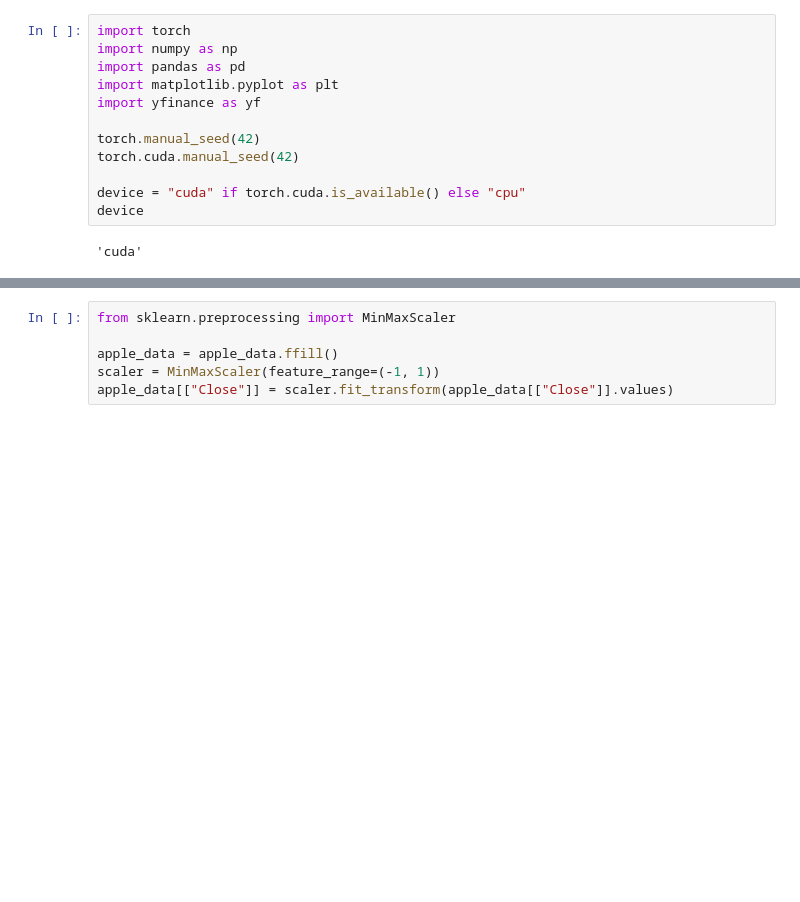
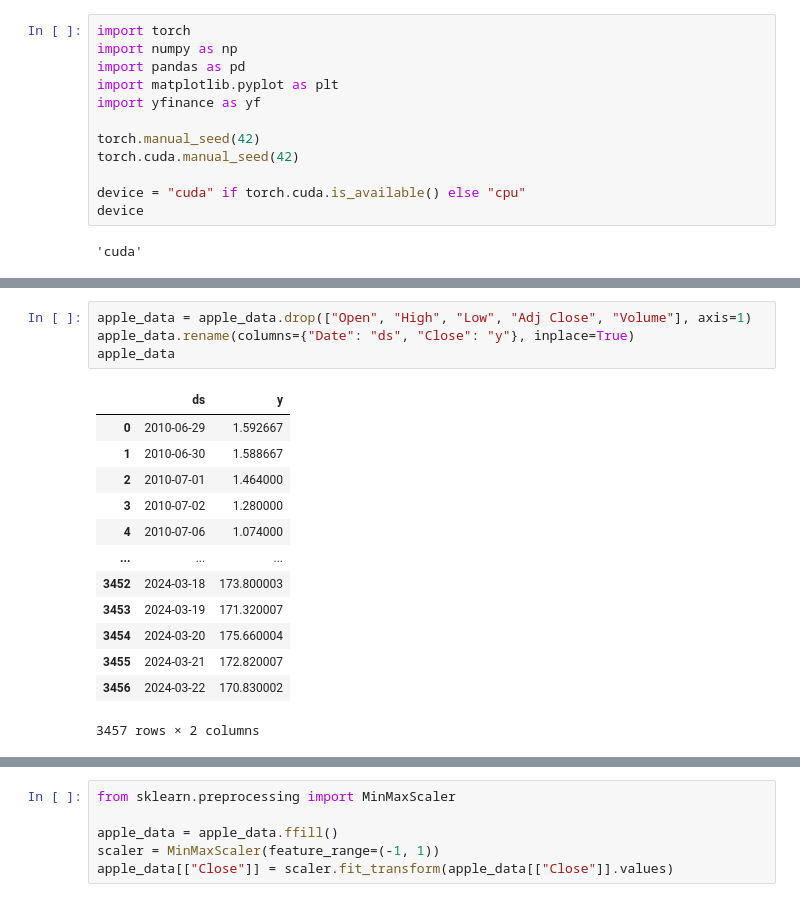
Before and after one commit to Github11200/QuantumTrader, a Jupyter notebook: src/models/ExperimentalModel.ipynb, the cells around one changed output, grey strips where cells are left out. Drawn from its saved outputs; the diff is of its cells as text; blank space fills up the shorter version.

```diff
--- a/src/models/ExperimentalModel.ipynb
+++ b/src/models/ExperimentalModel.ipynb
@@ -36,0 +36,18 @@ apple_data
+# %%
+apple_data = apple_data.drop(["Open", "High", "Low", "Adj Close", "Volume"], axis=1)
+apple_data.rename(columns={"Date": "ds", "Close": "y"}, inplace=True)
+apple_data
+# %% [output]
+|  | ds | y |
+| 0 | 2010-06-29 | 1.592667 |
+| 1 | 2010-06-30 | 1.588667 |
+| 2 | 2010-07-01 | 1.464000 |
+| 3 | 2010-07-02 | 1.280000 |
+| 4 | 2010-07-06 | 1.074000 |
+| ... | ... | ... |
+| 3452 | 2024-03-18 | 173.800003 |
+| 3453 | 2024-03-19 | 171.320007 |
+| 3454 | 2024-03-20 | 175.660004 |
+| 3455 | 2024-03-21 | 172.820007 |
+| 3456 | 2024-03-22 | 170.830002 |
+3457 rows × 2 columns
```
Also changed, not shown: parts of 8 cells of this notebook, 10 other files.
